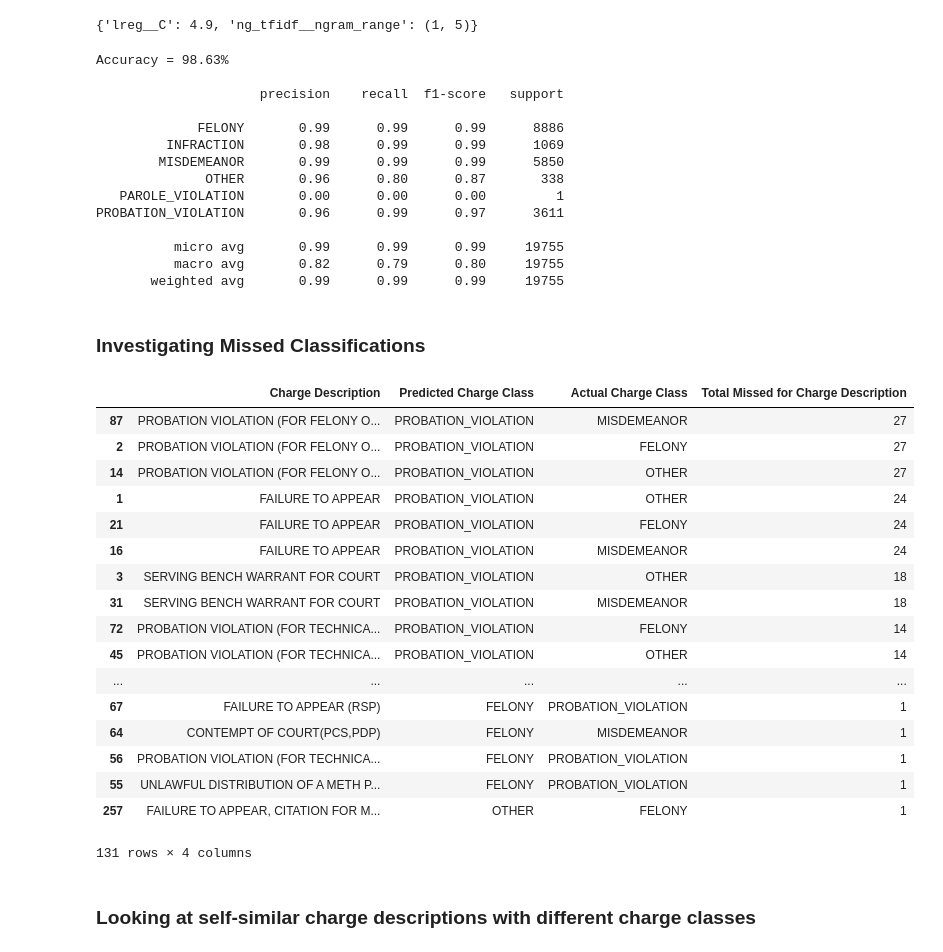
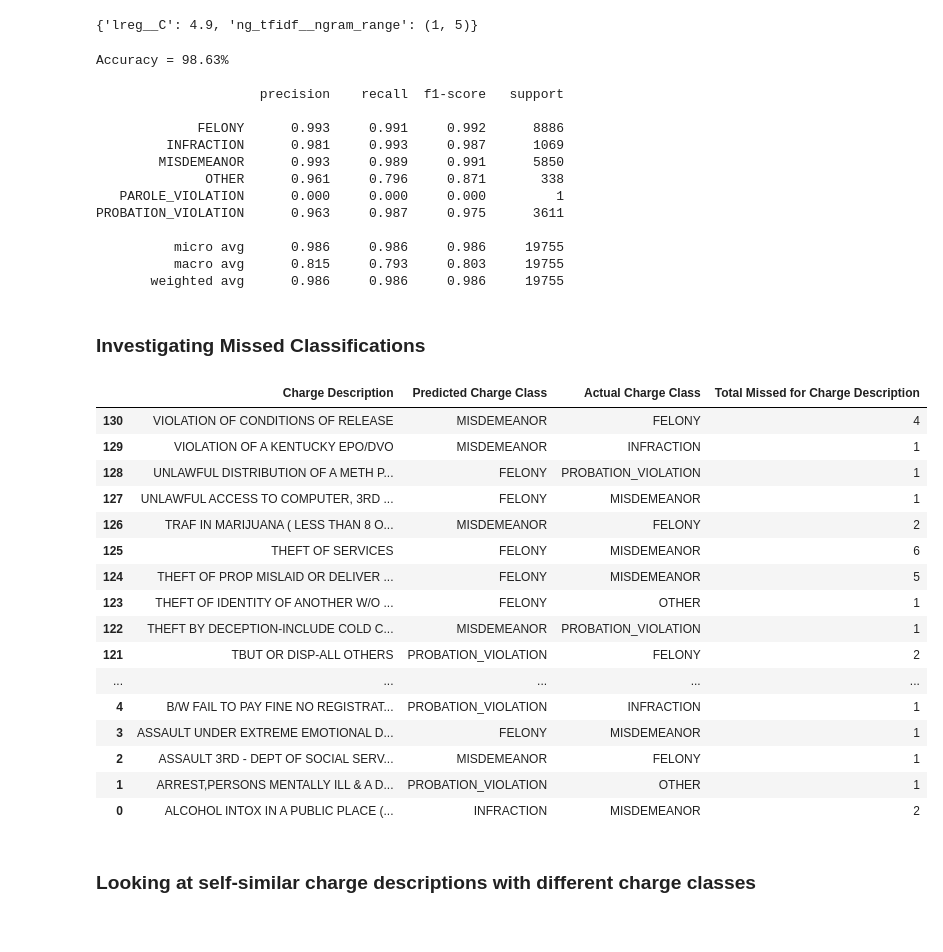
Before and after one commit to jdmart/recidiviz_charge_classifier, a Jupyter notebook: Recidiviz_Charge_Classifer_Summary.ipynb, the cells around one changed output. Drawn from its saved outputs; the diff is of its cells as text; code cells hidden in the pictures.

Commit message:
update missed_classifications table and add fn to find all charge classes for a given charge description

```diff
--- a/Recidiviz_Charge_Classifer_Summary.ipynb
+++ b/Recidiviz_Charge_Classifer_Summary.ipynb
@@ -523,20 +523,18 @@ def missedClassificationCounts(df_missed_classifications):
        Returns the same dataframe, for each unique Charge Description,
        with an additional 'counts' column, sorted in descending order by 'counts' '''
 
-    mc_base_unique_cd_counts = df_missed_classifications.groupby(['Charge Description'])['Charge Description']\
-    .count().reset_index(name="Total Missed for Charge Description")
+#     mc_base_unique_cd_counts = df_missed_classifications.groupby(['Charge Description'])['Charge Description']\
+#     .count().reset_index(name="Total Missed for Charge Description")
+
+    mc_base_unique_cd_counts = df_missed_classifications\
+    .groupby(['Charge Description', 'Predicted Charge Class', 'Actual Charge Class'])['Charge Description']\
+    .size().reset_index(name="Total Missed for Charge Description")
+
+#     df.groupby(['ColA','ColB']).size().reset_index(name='Count')
 
 #     print(mc_base_unique_cd_counts)
 
-    mc_base_counts = pd.merge(df_missed_classifications,
-                              mc_base_unique_cd_counts,
-                              left_on='Charge Description',
-                              right_on='Charge Description',
-                              how='left')
-
-    mc_base_counts.drop_duplicates(subset=None, keep='first', inplace=True)
-    mc_base_counts.sort_values("Total Missed for Charge Description", axis=0, ascending=False,
+    mc_base_unique_cd_counts.sort_values(['Charge Description', 'Total Missed for Charge Description'], axis=0, ascending=False,
                                inplace=True, kind='quicksort')
 
-    return mc_base_counts
-#     return None
+    return mc_base_unique_cd_counts
@@ -1061,7 +1065,7 @@ print (gs.best_params_)
 predicted = log_charge_clf.predict(cd_test)
 print("Accuracy = {}%".format(round(accuracy_score(cc_test, predicted, normalize=True)*100.0,2)))
 print()
-print(classification_report(cc_test, predicted))
+print(classification_report(cc_test, predicted, digits=3))
 
 # mc = missedClassifications(cd_test, predicted, cc_test)
 # mc_counts = missedClassificationCounts(mc)
@@ -1071,16 +1075,16 @@ Accuracy = 98.63%
 
                      precision    recall  f1-score   support
 
-             FELONY       0.99      0.99      0.99      8886
-         INFRACTION       0.98      0.99      0.99      1069
-        MISDEMEANOR       0.99      0.99      0.99      5850
-              OTHER       0.96      0.80      0.87       338
-   PAROLE_VIOLATION       0.00      0.00      0.00         1
-PROBATION_VIOLATION       0.96      0.99      0.97      3611
+             FELONY      0.993     0.991     0.992      8886
+         INFRACTION      0.981     0.993     0.987      1069
+        MISDEMEANOR      0.993     0.989     0.991      5850
+              OTHER      0.961     0.796     0.871       338
+   PAROLE_VIOLATION      0.000     0.000     0.000         1
+PROBATION_VIOLATION      0.963     0.987     0.975      3611
 
-          micro avg       0.99      0.99      0.99     19755
-          macro avg       0.82      0.79      0.80     19755
-       weighted avg       0.99      0.99      0.99     19755
+          micro avg      0.986     0.986     0.986     19755
+          macro avg      0.815     0.793     0.803     19755
+       weighted avg      0.986     0.986     0.986     19755
 # %%
 ########## USING OPTIMAL PARAMS FROM GRID SEARCH ABOVE (quick train time) ############
 
@@ -1104,28 +1108,27 @@ PROBATION_VIOLATION       0.96      0.99      0.97      3611
 # %%
 mc = missedClassifications(cd_test, predicted, cc_test)
 mc_counts = missedClassificationCounts(mc)
-# with pd.option_context('display.max_rows', None, 'display.max_columns', None):
-#     display(mc_counts)
-display(mc_counts)
+with pd.option_context('display.max_rows', None, 'display.max_columns', None):
+    display(mc_counts)
+# display(mc_counts)
 # %% [output]
 |  | Charge Description | Predicted Charge Class | Actual Charge Class | Total Missed for Charge Description |
-| 87 | PROBATION VIOLATION (FOR FELONY O... | PROBATION_VIOLATION | MISDEMEANOR | 27 |
-| 2 | PROBATION VIOLATION (FOR FELONY O... | PROBATION_VIOLATION | FELONY | 27 |
-| 14 | PROBATION VIOLATION (FOR FELONY O... | PROBATION_VIOLATION | OTHER | 27 |
-| 1 | FAILURE TO APPEAR | PROBATION_VIOLATION | OTHER | 24 |
-| 21 | FAILURE TO APPEAR | PROBATION_VIOLATION | FELONY | 24 |
-| 16 | FAILURE TO APPEAR | PROBATION_VIOLATION | MISDEMEANOR | 24 |
-| 3 | SERVING BENCH WARRANT FOR COURT | PROBATION_VIOLATION | OTHER | 18 |
-| 31 | SERVING BENCH WARRANT FOR COURT | PROBATION_VIOLATION | MISDEMEANOR | 18 |
-| 72 | PROBATION VIOLATION (FOR TECHNICA... | PROBATION_VIOLATION | FELONY | 14 |
-| 45 | PROBATION VIOLATION (FOR TECHNICA... | PROBATION_VIOLATION | OTHER | 14 |
+| 130 | VIOLATION OF CONDITIONS OF RELEASE | MISDEMEANOR | FELONY | 4 |
+| 129 | VIOLATION OF A KENTUCKY EPO/DVO | MISDEMEANOR | INFRACTION | 1 |
+| 128 | UNLAWFUL DISTRIBUTION OF A METH P... | FELONY | PROBATION_VIOLATION | 1 |
+| 127 | UNLAWFUL ACCESS TO COMPUTER, 3RD ... | FELONY | MISDEMEANOR | 1 |
+| 126 | TRAF IN MARIJUANA ( LESS THAN 8 O... | MISDEMEANOR | FELONY | 2 |
+| 125 | THEFT OF SERVICES | FELONY | MISDEMEANOR | 6 |
+| 124 | THEFT OF PROP MISLAID OR DELIVER ... | FELONY | MISDEMEANOR | 5 |
+| 123 | THEFT OF IDENTITY OF ANOTHER W/O ... | FELONY | OTHER | 1 |
+| 122 | THEFT BY DECEPTION-INCLUDE COLD C... | MISDEMEANOR | PROBATION_VIOLATION | 1 |
+| 121 | TBUT OR DISP-ALL OTHERS | PROBATION_VIOLATION | FELONY | 2 |
 | ... | ... | ... | ... | ... |
-| 67 | FAILURE TO APPEAR (RSP) | FELONY | PROBATION_VIOLATION | 1 |
-| 64 | CONTEMPT OF COURT(PCS,PDP) | FELONY | MISDEMEANOR | 1 |
-| 56 | PROBATION VIOLATION (FOR TECHNICA... | FELONY | PROBATION_VIOLATION | 1 |
-| 55 | UNLAWFUL DISTRIBUTION OF A METH P... | FELONY | PROBATION_VIOLATION | 1 |
-| 257 | FAILURE TO APPEAR, CITATION FOR M... | OTHER | FELONY | 1 |
+| 4 | B/W FAIL TO PAY FINE NO REGISTRAT... | PROBATION_VIOLATION | INFRACTION | 1 |
+| 3 | ASSAULT UNDER EXTREME EMOTIONAL D... | FELONY | MISDEMEANOR | 1 |
+| 2 | ASSAULT 3RD - DEPT OF SOCIAL SERV... | MISDEMEANOR | FELONY | 1 |
+| 1 | ARREST,PERSONS MENTALLY ILL & A D... | PROBATION_VIOLATION | OTHER | 1 |
+| 0 | ALCOHOL INTOX IN A PUBLIC PLACE (... | INFRACTION | MISDEMEANOR | 2 |
-131 rows × 4 columns
 # %% [markdown]
 ### Looking at self-similar charge descriptions with different charge classes
 # %% [markdown]
```
Also changed, not shown: parts of 2 cells of this notebook.
